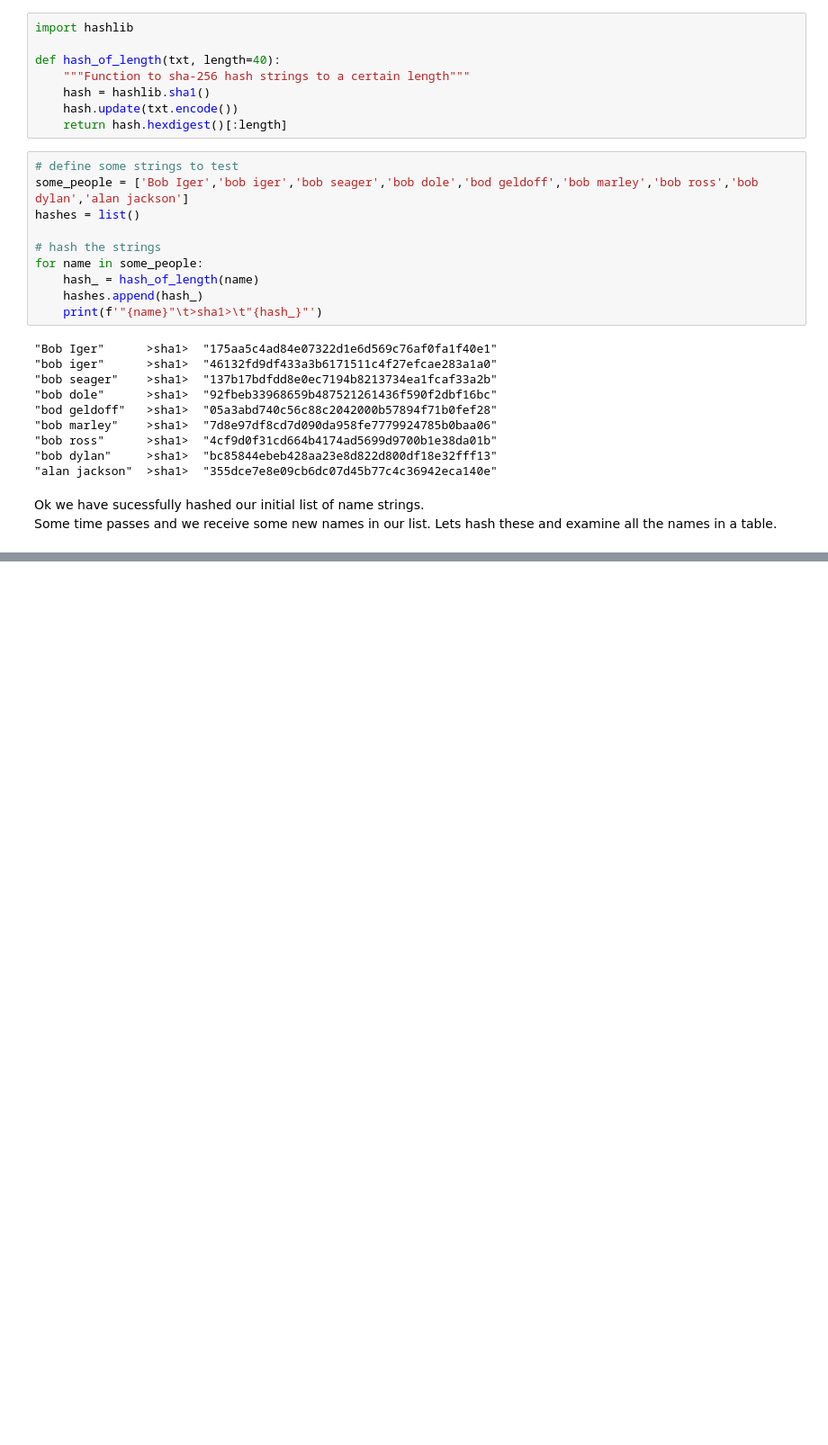
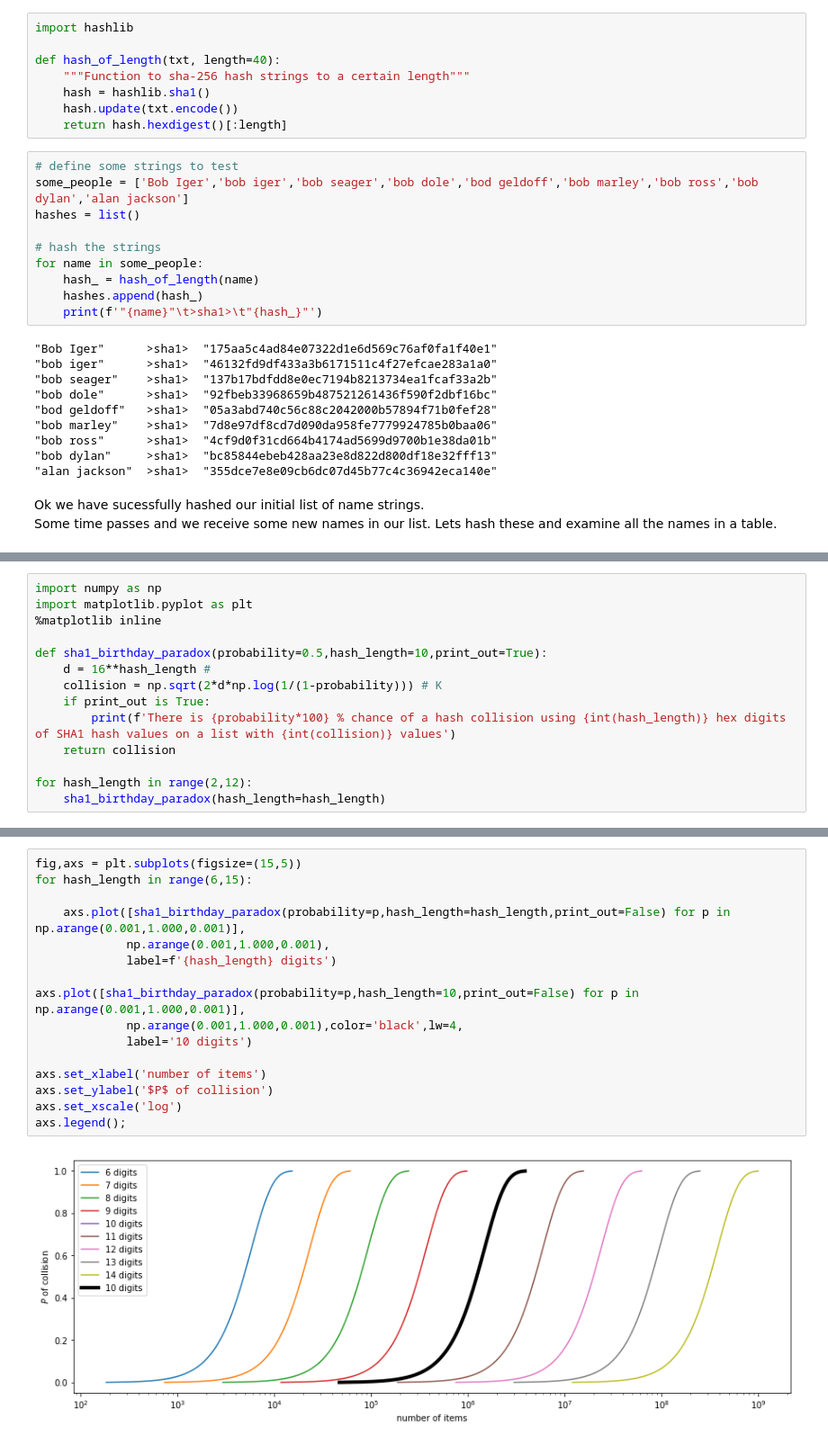
Before and after one commit to bpostance/learn_data_science, a Jupyter notebook: misc/QuickIntroductionToHashing.ipynb, the cells around one changed output, grey strips where cells are left out. Shown at 90% size. Cells and saved outputs as stored; diff of their text form; blank space fills up the shorter version.

```diff
--- a/misc/QuickIntroductionToHashing.ipynb
+++ b/misc/QuickIntroductionToHashing.ipynb
@@ -124,0 +131,14 @@ Well sure and many of our names are indeed less than 40 characters long. Remembe
+# %%
+import numpy as np
+import matplotlib.pyplot as plt
+%matplotlib inline
+
+def sha1_birthday_paradox(probability=0.5,hash_length=10,print_out=True):
+    d = 16**hash_length #
+    collision = np.sqrt(2*d*np.log(1/(1-probability))) # K
+    if print_out is True:
+        print(f'There is {probability*100} % chance of a hash collision using {int(hash_length)} hex digits of SHA1 hash values on a list with {int(collision)} values')
+    return collision
+
+for hash_length in range(2,12):
+    sha1_birthday_paradox(hash_length=hash_length)
@@ -124,0 +156,18 @@ Well sure and many of our names are indeed less than 40 characters long. Remembe
+# %%
+fig,axs = plt.subplots(figsize=(15,5))
+for hash_length in range(6,15):
+
+    axs.plot([sha1_birthday_paradox(probability=p,hash_length=hash_length,print_out=False) for p in np.arange(0.001,1.000,0.001)],
+             np.arange(0.001,1.000,0.001),
+             label=f'{hash_length} digits')
+
+axs.plot([sha1_birthday_paradox(probability=p,hash_length=10,print_out=False) for p in np.arange(0.001,1.000,0.001)],
+             np.arange(0.001,1.000,0.001),color='black',lw=4,
+             label='10 digits')
+
+axs.set_xlabel('number of items')
+axs.set_ylabel('$P$ of collision')
+axs.set_xscale('log')
+axs.legend();
+# %% [output]
+[figure, added]
```
Also changed, not shown: parts of 25 cells of this notebook.
